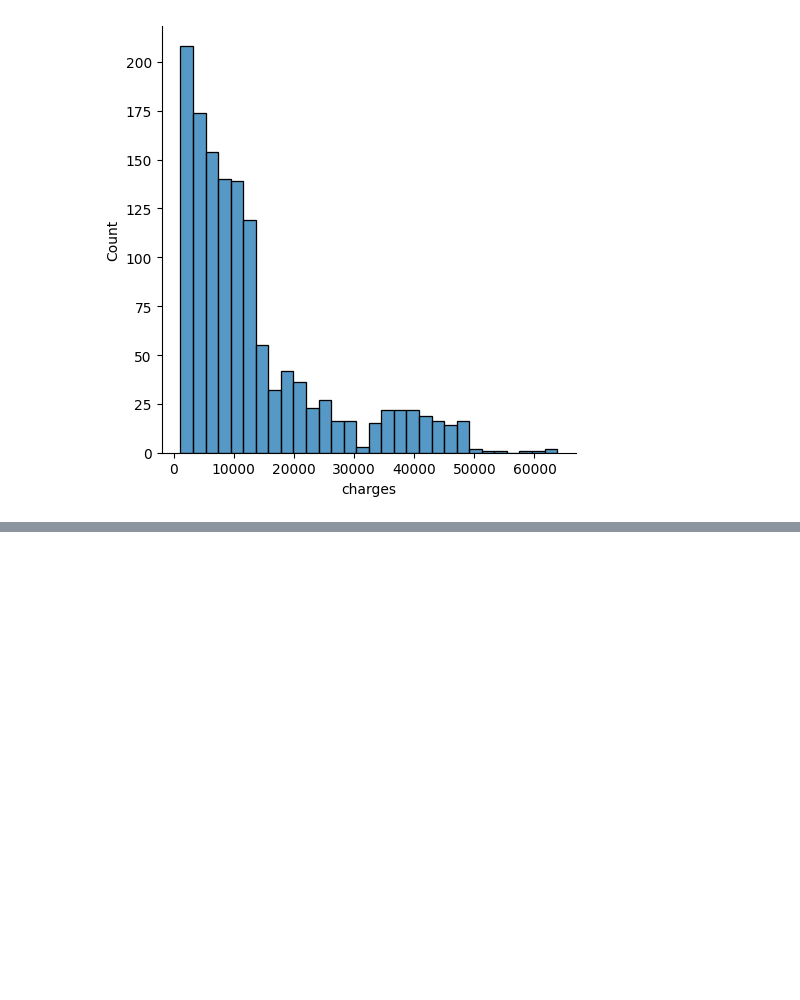
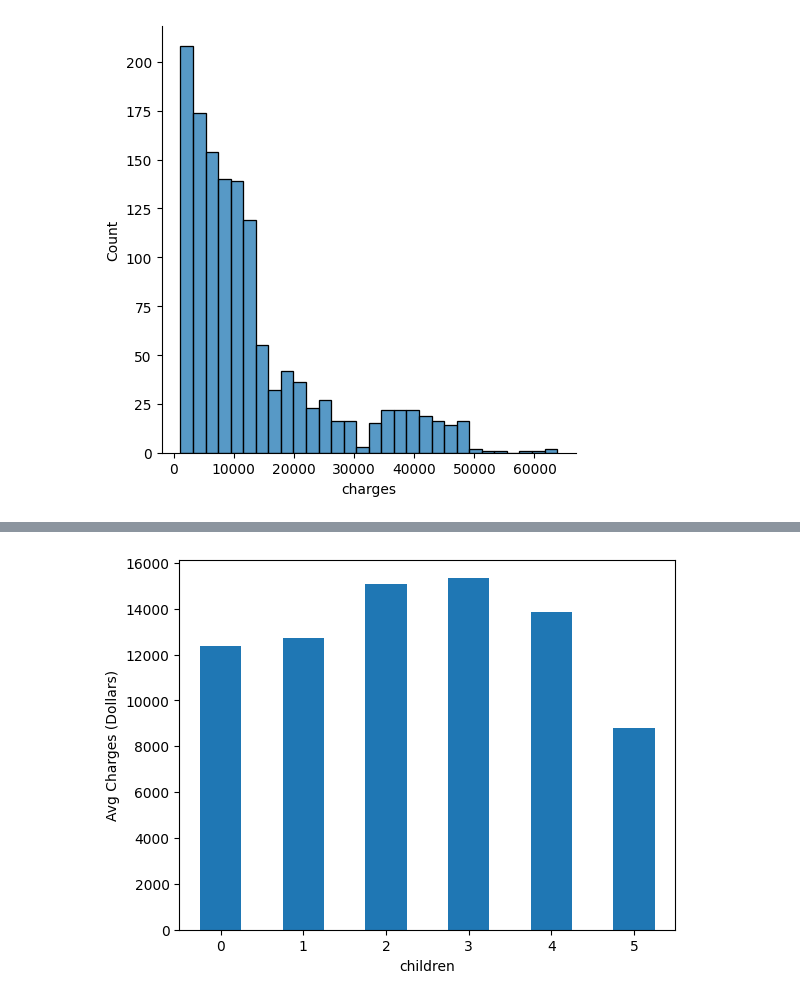
Before and after one commit to AadityaNitin/DSPL_Practise, a Jupyter notebook: Linear regression/regression.ipynb, the cells around one changed output, grey strips where cells are left out. Saved outputs shown, nothing was run; the diff lists cells and outputs as text; code cells hidden in the pictures; blank space fills up the shorter version.

```diff
--- a/Linear regression/regression.ipynb
+++ b/Linear regression/regression.ipynb
@@ -108,0 +121,11 @@ plt.show()
+# %%
+plt1 = df[['children', 'charges']].groupby("children").mean().plot(
+    kind='bar',
+    legend=False,
+)
+plt1.set_xlabel("children")
+plt1.set_ylabel("Avg Charges (Dollars)")
+xticks(rotation=0)
+plt.show()
+# %% [output]
+[figure, added]
```
Also changed, not shown: parts of 2 cells of this notebook.
